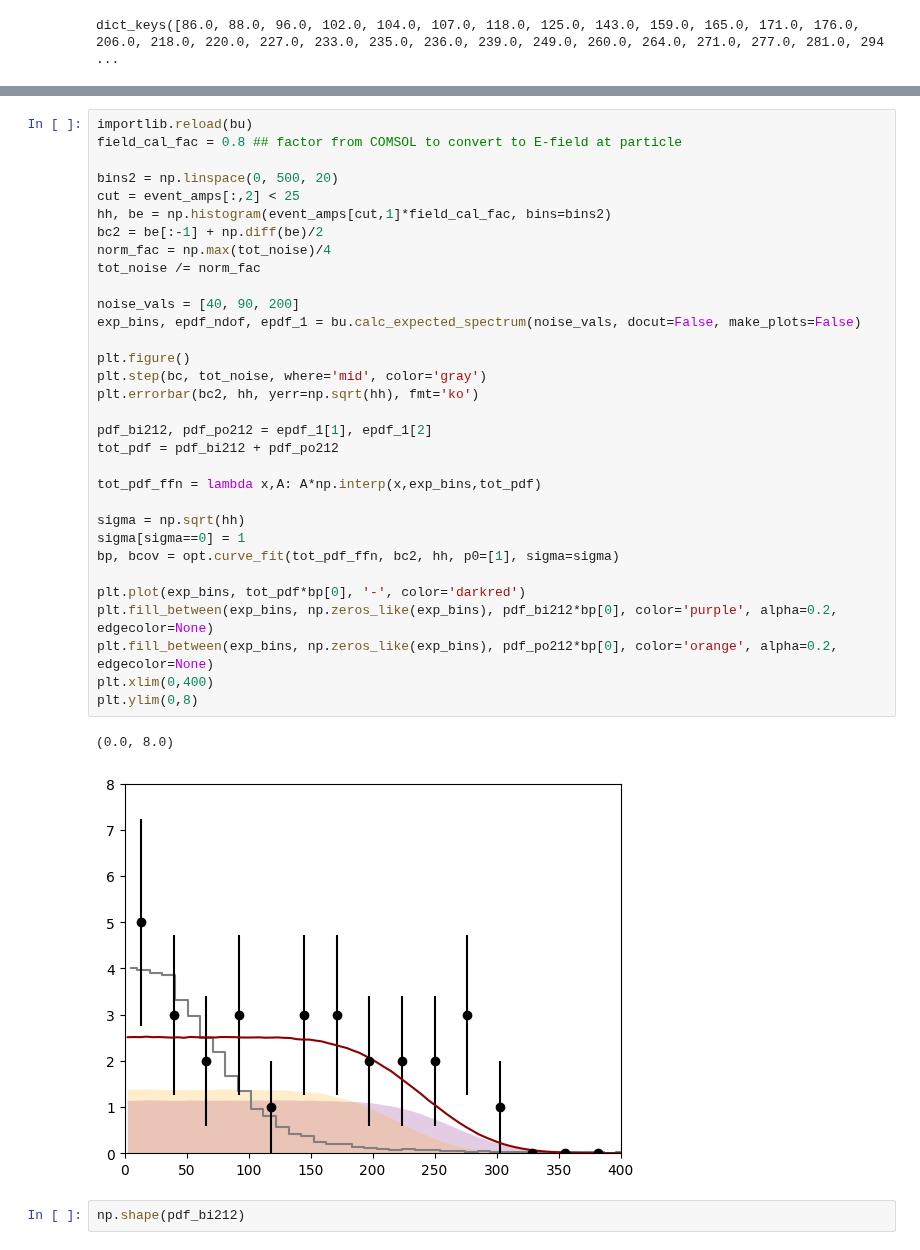
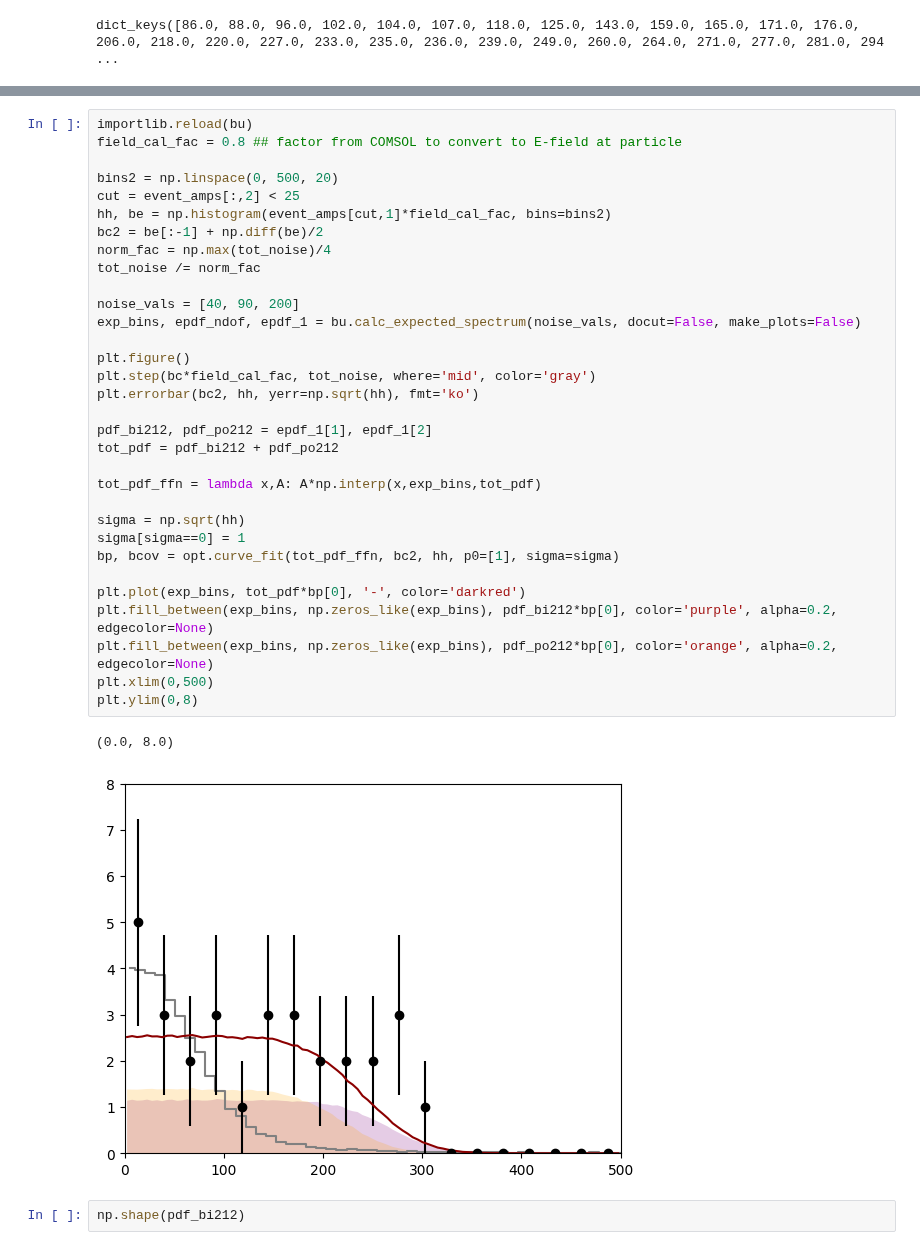
Before and after one commit to Moore-Lab/decay_analysis, a Jupyter notebook: paper_figures.ipynb, the cells around one changed output, grey strips where cells are left out. Cells and saved outputs as stored; diff of their text form.

```diff
--- a/paper_figures.ipynb
+++ b/paper_figures.ipynb
@@ -608,36 +607,36 @@ importlib.reload(bu)
 field_cal_fac = 0.8 ## factor from COMSOL to convert to E-field at particle
 
 bins2 = np.linspace(0, 500, 20)
 cut = event_amps[:,2] < 25
 hh, be = np.histogram(event_amps[cut,1]*field_cal_fac, bins=bins2)
 bc2 = be[:-1] + np.diff(be)/2
 norm_fac = np.max(tot_noise)/4
 tot_noise /= norm_fac
 
 noise_vals = [40, 90, 200]
 exp_bins, epdf_ndof, epdf_1 = bu.calc_expected_spectrum(noise_vals, docut=False, make_plots=False)
 
 plt.figure()
-plt.step(bc, tot_noise, where='mid', color='gray')
+plt.step(bc*field_cal_fac, tot_noise, where='mid', color='gray')
 plt.errorbar(bc2, hh, yerr=np.sqrt(hh), fmt='ko')
 
 pdf_bi212, pdf_po212 = epdf_1[1], epdf_1[2]
 tot_pdf = pdf_bi212 + pdf_po212
 
 tot_pdf_ffn = lambda x,A: A*np.interp(x,exp_bins,tot_pdf)
 
 sigma = np.sqrt(hh)
 sigma[sigma==0] = 1
 bp, bcov = opt.curve_fit(tot_pdf_ffn, bc2, hh, p0=[1], sigma=sigma)
 
 plt.plot(exp_bins, tot_pdf*bp[0], '-', color='darkred')
 plt.fill_between(exp_bins, np.zeros_like(exp_bins), pdf_bi212*bp[0], color='purple', alpha=0.2, edgecolor=None)
 plt.fill_between(exp_bins, np.zeros_like(exp_bins), pdf_po212*bp[0], color='orange', alpha=0.2, edgecolor=None)
-plt.xlim(0,400)
+plt.xlim(0,500)
 plt.ylim(0,8)
 # %% [output]
 (0.0, 8.0)
-[figure, old version]
+[figure, new version]
 # %%
 np.shape(pdf_bi212)
 # %% [output]
```
Also changed, not shown: parts of 1 cell of this notebook, 5 other files.
